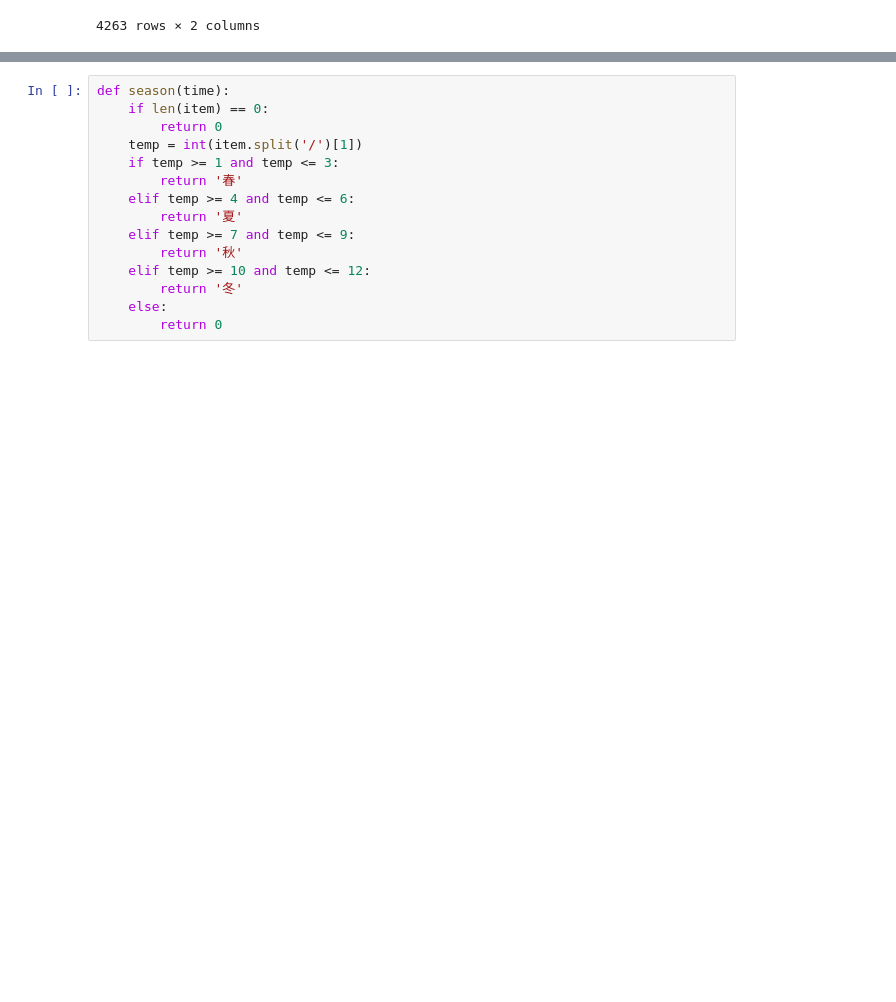
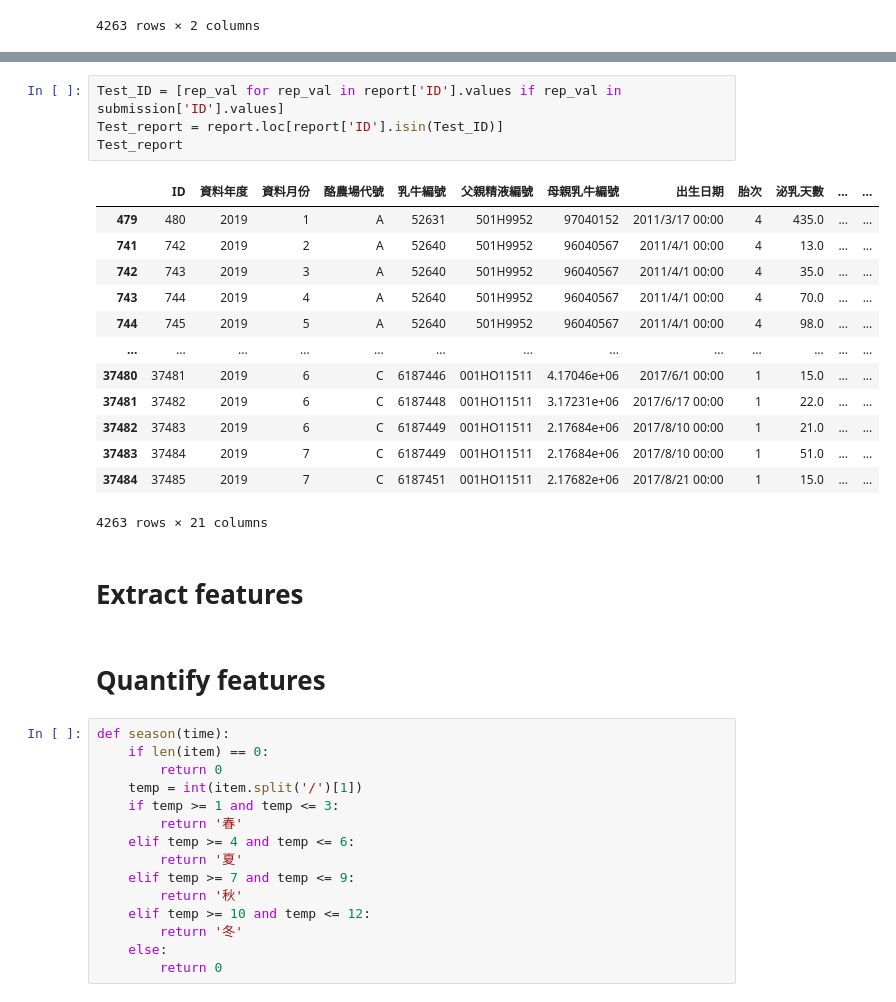
Before and after one commit to kevin879275/DL_FinalProject, a Jupyter notebook: main.ipynb, the cells around one changed output, grey strips where cells are left out. Saved outputs shown, nothing was run; the diff lists cells and outputs as text; blank space fills up the shorter version.

```diff
--- a/main.ipynb
+++ b/main.ipynb
@@ -39,3 +63,25 @@ submission
+# %%
+Test_ID = [rep_val for rep_val in report['ID'].values if rep_val in submission['ID'].values]
+Test_report = report.loc[report['ID'].isin(Test_ID)]
+Test_report
+# %% [output]
+|  | ID | 資料年度 | 資料月份 | 酪農場代號 | 乳牛編號 | 父親精液編號 | 母親乳牛編號 | 出生日期 | 胎次 | 泌乳天數 | ... | ... |
+| 479 | 480 | 2019 | 1 | A | 52631 | 501H9952 | 97040152 | 2011/3/17 00:00 | 4 | 435.0 | ... | ... |
+| 741 | 742 | 2019 | 2 | A | 52640 | 501H9952 | 96040567 | 2011/4/1 00:00 | 4 | 13.0 | ... | ... |
+| 742 | 743 | 2019 | 3 | A | 52640 | 501H9952 | 96040567 | 2011/4/1 00:00 | 4 | 35.0 | ... | ... |
+| 743 | 744 | 2019 | 4 | A | 52640 | 501H9952 | 96040567 | 2011/4/1 00:00 | 4 | 70.0 | ... | ... |
+| 744 | 745 | 2019 | 5 | A | 52640 | 501H9952 | 96040567 | 2011/4/1 00:00 | 4 | 98.0 | ... | ... |
+| ... | ... | ... | ... | ... | ... | ... | ... | ... | ... | ... | ... | ... |
+| 37480 | 37481 | 2019 | 6 | C | 6187446 | 001HO11511 | 4.17046e+06 | 2017/6/1 00:00 | 1 | 15.0 | ... | ... |
+| 37481 | 37482 | 2019 | 6 | C | 6187448 | 001HO11511 | 3.17231e+06 | 2017/6/17 00:00 | 1 | 22.0 | ... | ... |
+| 37482 | 37483 | 2019 | 6 | C | 6187449 | 001HO11511 | 2.17684e+06 | 2017/8/10 00:00 | 1 | 21.0 | ... | ... |
+| 37483 | 37484 | 2019 | 7 | C | 6187449 | 001HO11511 | 2.17684e+06 | 2017/8/10 00:00 | 1 | 51.0 | ... | ... |
+| 37484 | 37485 | 2019 | 7 | C | 6187451 | 001HO11511 | 2.17682e+06 | 2017/8/21 00:00 | 1 | 15.0 | ... | ... |
+4263 rows × 21 columns
+# %% [markdown]
+# Extract features
+# %% [markdown]
+# Quantify features
 # %%
 def season(time):
     if len(item) == 0:
```
Also changed, not shown: parts of 8 cells of this notebook.
